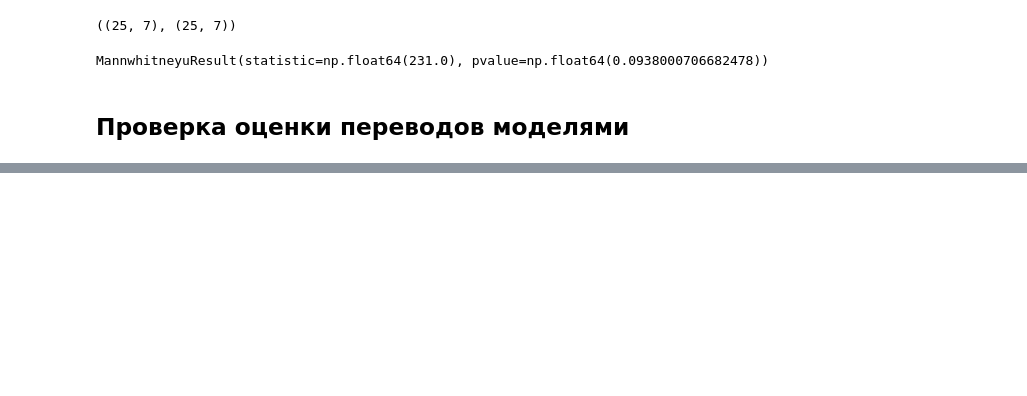
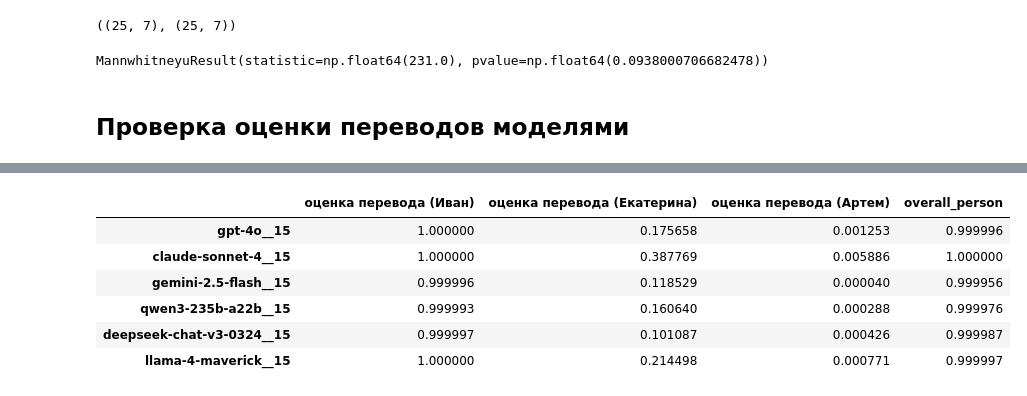
Before and after one commit to psytechlab/empathy_dataset_transfer, a Jupyter notebook: notebooks/translation_estimation_results.ipynb, the cells around one changed output, grey strips where cells are left out. Saved outputs shown, nothing was run; the diff lists cells and outputs as text; code cells hidden in the pictures; blank space fills up the shorter version.

```diff
--- a/notebooks/translation_estimation_results.ipynb
+++ b/notebooks/translation_estimation_results.ipynb
@@ -192,0 +213,26 @@ MannwhitneyuResult(statistic=np.float64(336.0), pvalue=np.float64(0.342667636035
+# %%
+for i, item in enumerate(examples_data['examples']):
+    examples_data['examples'][i]['result']['value'] = value_map[item['result']['value']]
+# %%
+for model in MODELS:
+    config = OmegaConf.load('../configs/conf.yaml')
+    general_translation_config = config.general_translation
+    general_translation_config.batch_result_dir = f"batches_res_general_translation_{model}_1"
+    general_translation_config.batches = f"batches_general_translation_{model}_1"
+    general_translation_config.batch_size = 10
+    general_translation_config.prompt_path = "/Users/n.valieva/Desktop/empathy_dataset_transfer/configs/prompts/translation_estimation_prompt1.txt"
+    model_config = read_json(general_translation_config.model_config_path)
+    model_config['model_name'] = model
+    print(f"Using model: {model}")
+    general_translator = Translator(
+		system_message=read_file(general_translation_config.prompt_path),
+		model_config=model_config,
+		example_data=examples_data,
+		batch_size=general_translation_config.batch_size,
+		batch_result_dir=general_translation_config.batch_result_dir,
+		batch_dir=general_translation_config.batches,
+		model_type="openai"
+	)
+    translation_result = general_translator.translate(dataset, TranslationEstimationResultSchema)
+    save_json(translation_result, f"translation_result_estimation_{model}_1.json")
+    estim1 = pd.DataFrame(translation_result).rename(columns={'value': f"value_{model}"}).merge(estim1, on='id')
@@ -192,0 +266,10 @@ MannwhitneyuResult(statistic=np.float64(336.0), pvalue=np.float64(0.342667636035
+# %%
+df
+# %% [output]
+|  | оценка перевода (Иван) | оценка перевода (Екатерина) | оценка перевода (Артем) | overall_person |
+| gpt-4o__15 | 1.000000 | 0.175658 | 0.001253 | 0.999996 |
+| claude-sonnet-4__15 | 1.000000 | 0.387769 | 0.005886 | 1.000000 |
+| gemini-2.5-flash__15 | 0.999996 | 0.118529 | 0.000040 | 0.999956 |
+| qwen3-235b-a22b__15 | 0.999993 | 0.160640 | 0.000288 | 0.999976 |
+| deepseek-chat-v3-0324__15 | 0.999997 | 0.101087 | 0.000426 | 0.999987 |
+| llama-4-maverick__15 | 1.000000 | 0.214498 | 0.000771 | 0.999997 |
```
Also changed, not shown: parts of 27 cells of this notebook.
